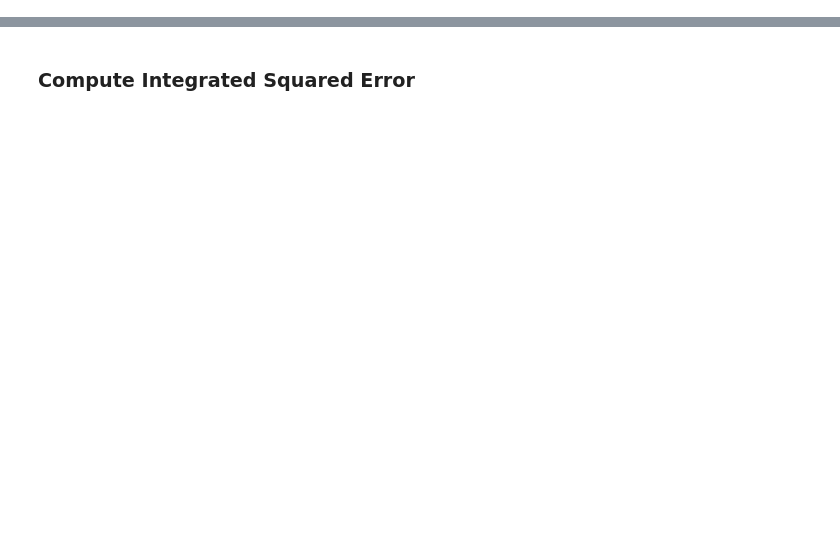
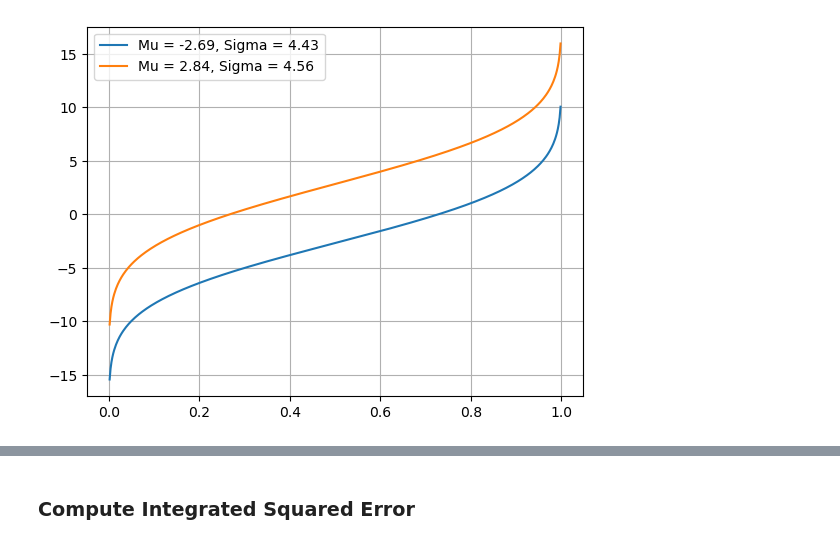
Before and after one commit to mirkimirk/thesis_frechet_fda, a Jupyter notebook: src/frechet_fda/simulation_and_frechet_method.ipynb, the cells around one changed output, grey strips where cells are left out. Cells and saved outputs as stored; diff of their text form; code cells hidden in the pictures; blank space fills up the shorter version.

Commit message:
Some nice plot.

```diff
--- a/src/frechet_fda/simulation_and_frechet_method.ipynb
+++ b/src/frechet_fda/simulation_and_frechet_method.ipynb
@@ -36,0 +35,5 @@ sigmas = sigma_from_x(predictor, 3, 0.5, 2)
+# %%
+predictor_vals, mus, sigmas = gen_params_regression(
+    mu_params_dict, sigma_params_dict, N, predictor_bounds
+)
+predictor_vals.shape, mus.shape, sigmas.shape
@@ -40,12 +46,4 @@ delta = 0
 u = np.linspace(delta, 1 - delta, grid_size)
-# %%
-def gen_y_qf(mu, sigma, eval_points):
-    """Generate quantile function of Y_i given X_i."""
-    ys = (
-        mu[..., np.newaxis]
-        + sigma[..., np.newaxis] * norm.ppf(eval_points)[np.newaxis, ...]
-    )
-    return [Function(eval_points, y) for y in ys]
 # %%
 qfs = gen_y_qf(mus, sigmas, u)
 # %%
@@ -55,16 +53,19 @@ qfs[0].compare(qfs[199], label_self="x = -1", label_other="x = 1")
 # %%
-fig, ax = plt.subplots()
-ax.plot(
-    qfs[0].x,
-    qfs[0].y,
-    label=f"Mu = {round(mus[0], 2)}, Sigma = {round(sigmas[0], 2)}",
+# Select which qfs to compare
+first_qf_to_compare = 0
+second_qf_to_compare = 199
+
+qfs[first_qf_to_compare].compare(
+    qfs[second_qf_to_compare],
+    label_self=(
+        f"Mu = {round(mus[first_qf_to_compare], 2)}, "
+        f"Sigma = {round(sigmas[first_qf_to_compare], 2)}"
+    ),
+    label_other=(
+        f"Mu = {round(mus[second_qf_to_compare], 2)}, "
+        f"Sigma = {round(sigmas[second_qf_to_compare], 2)}"
+    )
 )
-ax.plot(
-    qfs[199].x,
-    qfs[199].y,
-    label=f"Mu = {round(mus[199], 2)}, Sigma = {round(sigmas[199], 2)}",
-)
-plt.grid()
-plt.legend()
-plt.show()
+# %% [output]
+[figure, added]
 # %%
```
Also changed, not shown: parts of 31 cells of this notebook, 2 other files.
